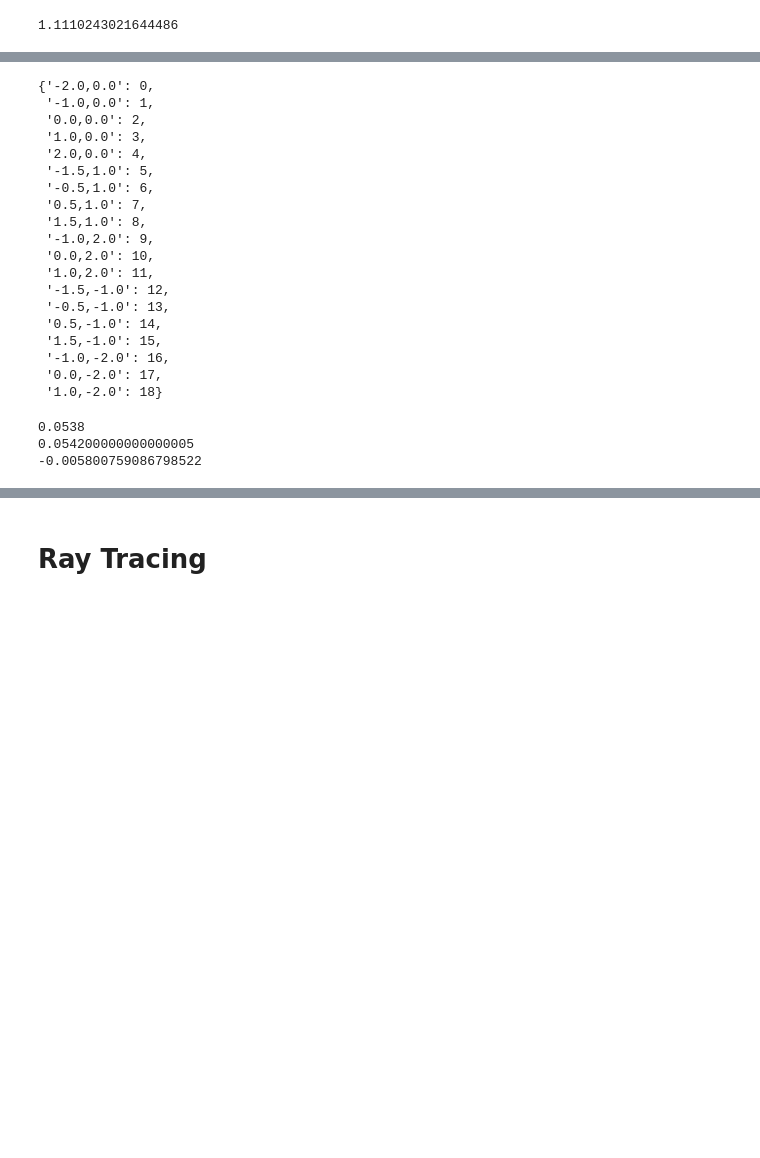
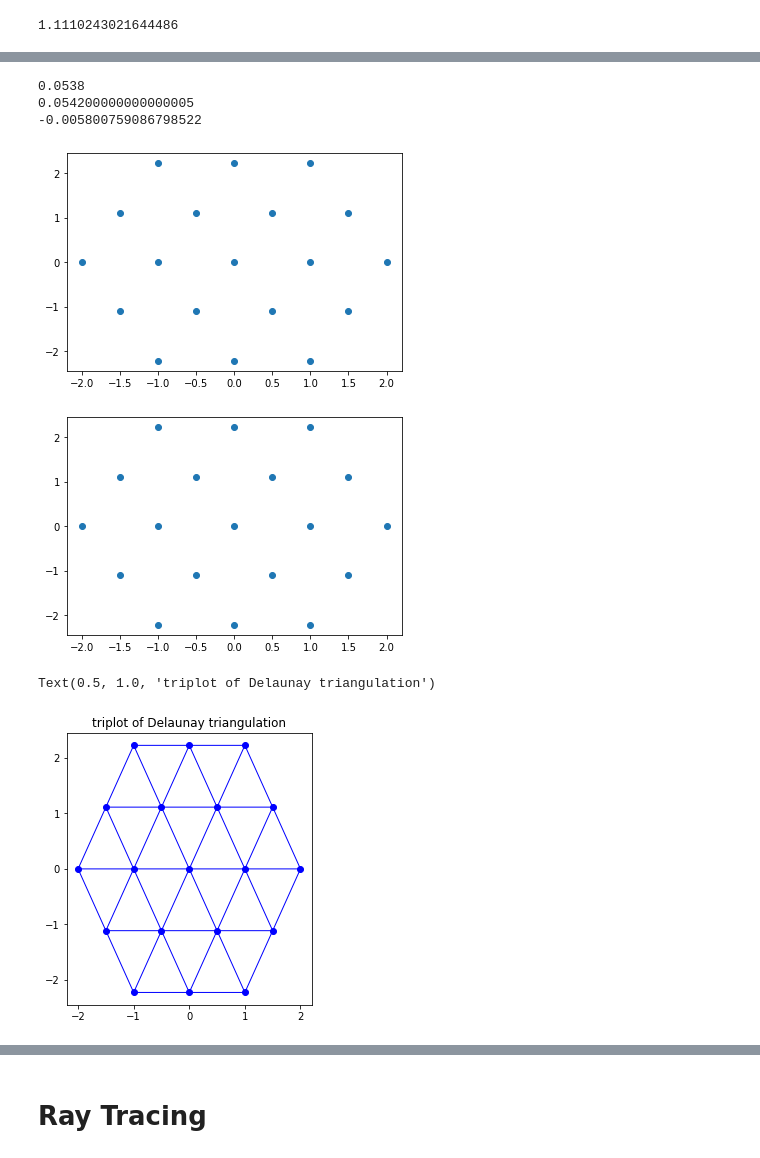
Before and after one commit to pakhuiying/wave_simulation, a Jupyter notebook: Cox_Munk_wave.ipynb, the cells around one changed output, grey strips where cells are left out. Drawn from its saved outputs; the diff is of its cells as text; code cells hidden in the pictures; blank space fills up the shorter version.

```diff
--- a/Cox_Munk_wave.ipynb
+++ b/Cox_Munk_wave.ipynb
@@ -148,48 +94,3 @@ Text(0.5, 1.0, 'triplot of Delaunay triangulation')
-# %%
-def get_vertices_index(x,y):
-    """
-    returns a dict where the i,j tuple vertices and they are unique, and values are the indices corresponding to the x,y array
-    so that we can search for the indices quickly using the i,j tuple information
-    """
-    # vertices list of the triads on the horizontal surface
-
-    vertices_list = []
-    for i,j in zip(x,y):
-        vertices_list.append(np.array([i,j,0]))
-    vertices_list
-
-    #compute i and j
-    vertices_dict = {} #where keys are the i,j tuple vertices and they are unique, and values are the indices corresponding to the array
-    # so that we can search for the indices quickly using the i,j tuple information
-    for index,v in enumerate(vertices_list):
-        i = (v[0]/delta)
-        j = (v[1]/eps)
-        vertices_dict['{:.1f},{:.1f}'.format(i,j)] = index
-
-    return vertices_dict
-
-vertices_dict = get_vertices_index(x,y)
-vertices_dict
-# %% [output]
-{'-2.0,0.0': 0,
- '-1.0,0.0': 1,
- '0.0,0.0': 2,
- '1.0,0.0': 3,
- '2.0,0.0': 4,
- '-1.5,1.0': 5,
- '-0.5,1.0': 6,
- '0.5,1.0': 7,
- '1.5,1.0': 8,
- '-1.0,2.0': 9,
- '0.0,2.0': 10,
- '1.0,2.0': 11,
- '-1.5,-1.0': 12,
- '-0.5,-1.0': 13,
- '0.5,-1.0': 14,
- '1.5,-1.0': 15,
- '-1.0,-2.0': 16,
- '0.0,-2.0': 17,
- '1.0,-2.0': 18}
 # %%
 U = 10 # wind speed: 10 m/s
 sigma_a = a_u*U
@@ -205,5 +106,20 @@ print(np.mean(n_dist))
 0.0538
 0.054200000000000005
 -0.005800759086798522
+# %%
+n = 2
+RT = rt.RayTracing(n,n_dist)
+x,y = RT.get_hexagonal_vertices()
+triang = mpl.tri.Triangulation(x, y) ## Triangulate parameter space to determine the triangles using a Delaunay triangulation
+
+fig1, ax1 = plt.subplots(figsize=(5,5))
+ax1.set_aspect('equal')
+ax1.triplot(triang, 'bo-', lw=1)
+ax1.set_title('triplot of Delaunay triangulation')
+# %% [output]
+[figure, added]
+[figure, added]
+Text(0.5, 1.0, 'triplot of Delaunay triangulation')
+[figure, added]
 # %%
 # Plot the surface.  The triangles in parameter space determine which x, y, z points are connected by an edge.
```
Also changed, not shown: parts of 23 cells of this notebook, 2 other files.
